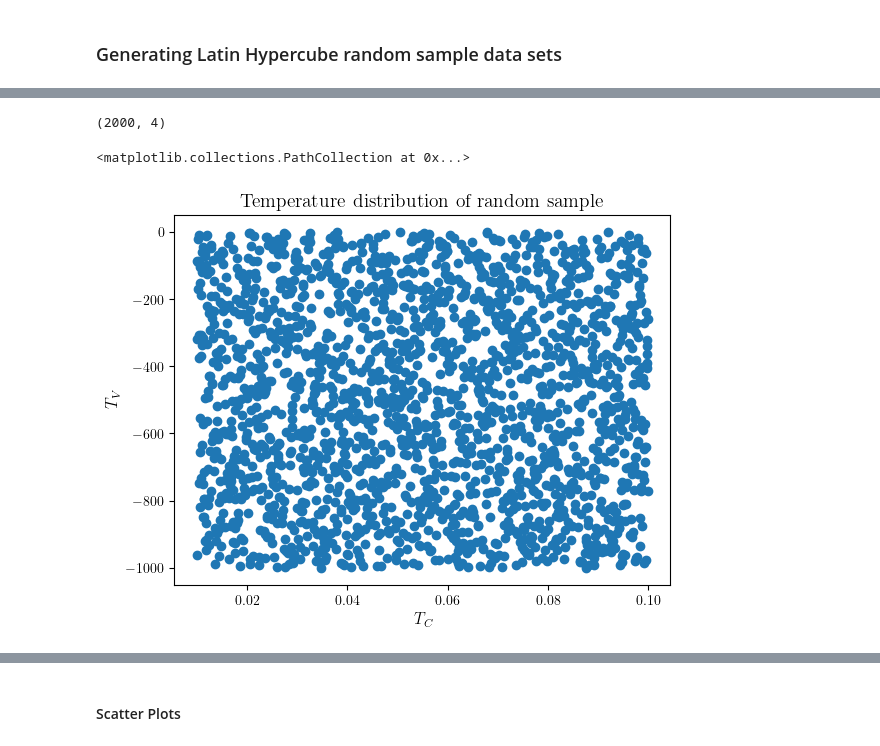
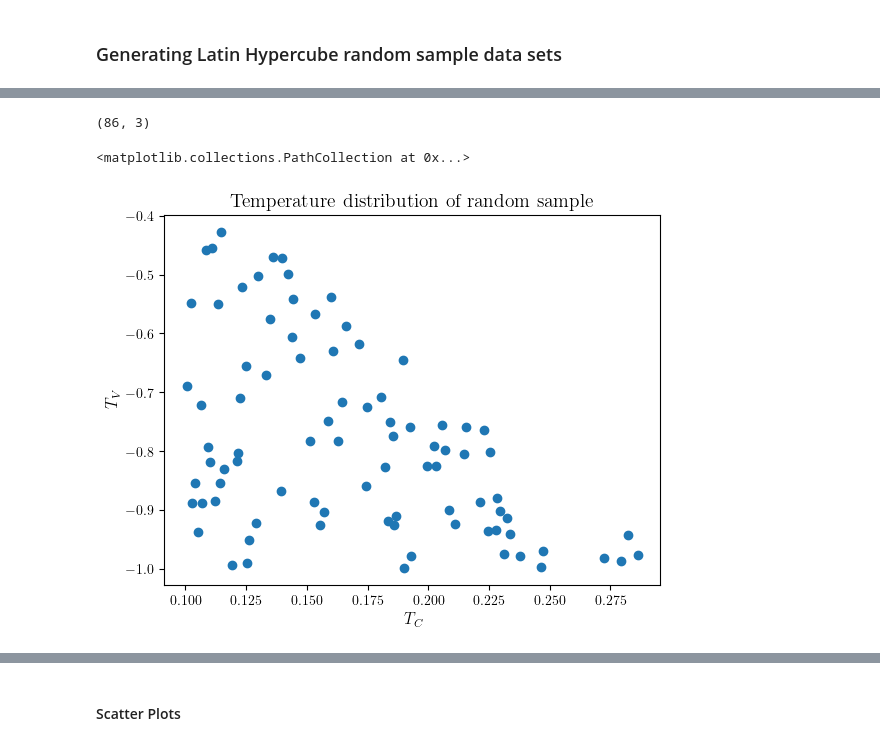
Before and after one commit to Emanuel-Schwarzhans/Quantum-detectors-as-autonomous-machines-assessing-the-thermodynamics-of-information-acquisit-co, a Jupyter notebook: thermal_single_photon_activation_amplification.ipynb, the cells around one changed output, grey strips where cells are left out. Drawn from its saved outputs; the diff is of its cells as text; code cells hidden in the pictures.

```diff
--- a/thermal_single_photon_activation_amplification.ipynb
+++ b/thermal_single_photon_activation_amplification.ipynb
@@ -266,64 +421,69 @@ k=0
 # %%
+
+# For 3 parameters only TC, TV, d
+
+
+
 #Sampling ranges
 d_range=[3,15]
-R_B_range=[0.01,1]
+# R_B_range=[0.1,0.101]
 # T_H_range=[0.01,10]
-T_C_range=[0.01,0.1]
-T_V_range=[-1000,-0.01]
+T_C_range=[0.1,1]
+T_V_range=[-1,-0.1]
 
 
 
 
 
 #Generate samples of variables
-sampler=LatinHypercube(4)
-samples=np.array(sampler.random(n=200))
+sampler=LatinHypercube(3)
+samples=np.array(sampler.random(n=1000))
 
 
 #scale d and make d integers
 d_scaled_samples=np.floor(scale(samples,[d_range[0]],[d_range[1]+1])).astype(int)[:,0]
 
 #scale other variables
-RB_TH_TC_scaled_samples = scale(samples[:,1:], [R_B_range[0],T_C_range[0],T_V_range[0]],[R_B_range[1],T_C_range[1],T_V_range[1]])
+RB_TH_TC_scaled_samples = scale(samples[:,1:], [T_C_range[0],T_V_range[0]],[T_C_range[1],T_V_range[1]])
 
 #re-combine dimension samples with other variable samples
 scaled_samples=np.column_stack((d_scaled_samples,RB_TH_TC_scaled_samples))
 
 #implementing sampling constraint for temperature
-T_C = scaled_samples[:, 2]
-T_V = scaled_samples[:, 3]
+T_C = scaled_samples[:, 1]
+T_V = scaled_samples[:, 2]
 d_l=scaled_samples[:,0]
 e_l=(e_s+e_max)/(d_l-2)
 e_C=e_C_factor*e_l
 
 T_H=TH_from_TV_TC(T_V,T_C,e_C,e_l)
 filtered_samples = scaled_samples[T_H >= 0]
 
 samples_final=filtered_samples
 
 print(samples_final.shape)
 
 
 fig, ax = plt.subplots()
 ax.set_xlabel("$T_C$")
 ax.set_ylabel("$T_V$")
 plt.title("Temperature distribution of random sample")
-plt.scatter(samples_final[:,2],samples_final[:,3])
+plt.scatter(samples_final[:,1],samples_final[:,2])
 
 # ax.set_xlabel("$T_C$")
 # ax.set_ylabel("$T_H$")
 # plt.scatter(samples_final[:,2],TH_from_TV_TC(samples_final[:,3],samples_final[:,2],e_C_factor*(e_s+e_max)/(samples_final[:,0]-2),(e_s+e_max)/(samples_final[:,0]-2)))
 
 
 # plt.scatter(filtered_samples[:,3],get_virtual_temp(
 #     filtered_samples[:,2],
 #     filtered_samples[:,3],
 #     (e_max+e_s)/(filtered_samples[:,0]-2)*1.3,
 #     (e_max+e_s)/(filtered_samples[:,0]-2)*0.3))
 
 # plt.scatter((e_max+e_s)/(filtered_samples[:,0]-2)/((e_max+e_s)/(filtered_samples[:,0]-2)*1.3/filtered_samples[:,2]-(e_max+e_s)/(filtered_samples[:,0]-2)*0.3/filtered_samples[:,3]), filtered_samples[:,2])
 # plt.scatter(get_virtual_temp(filtered_samples[:,2],filtered_samples[:,3],(e_max+e_s)/(filtered_samples[:,0]-2),0.3*(e_max+e_s)/(filtered_samples[:,0]-2)), filtered_samples[:,2])
 # %% [output]
-(2000, 4)
+(86, 3)
 <matplotlib.collections.PathCollection at 0x...>
-[figure, old version]
+[figure, new version]
```
Also changed, not shown: parts of 16 cells of this notebook, 4 other files.
